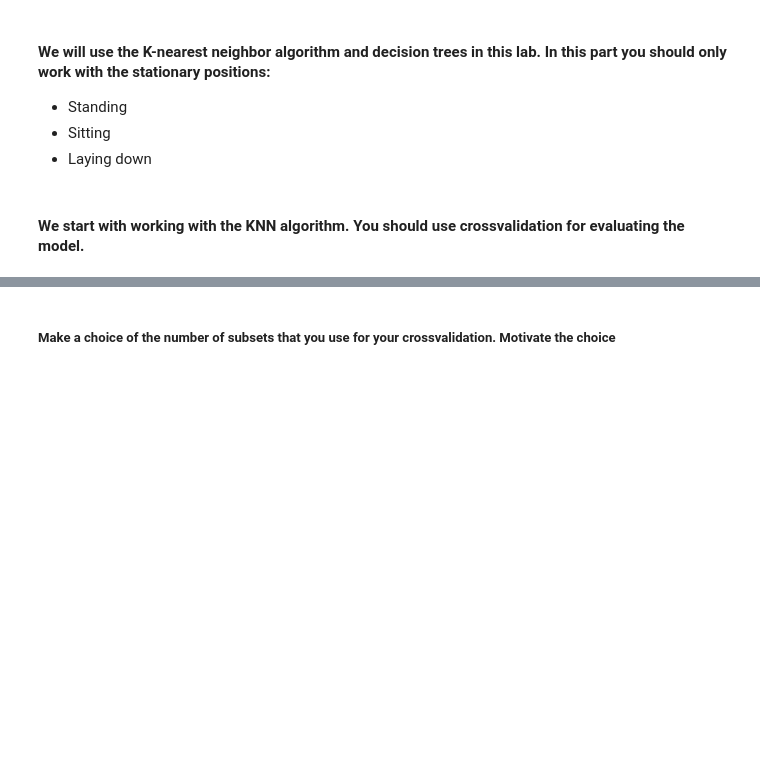
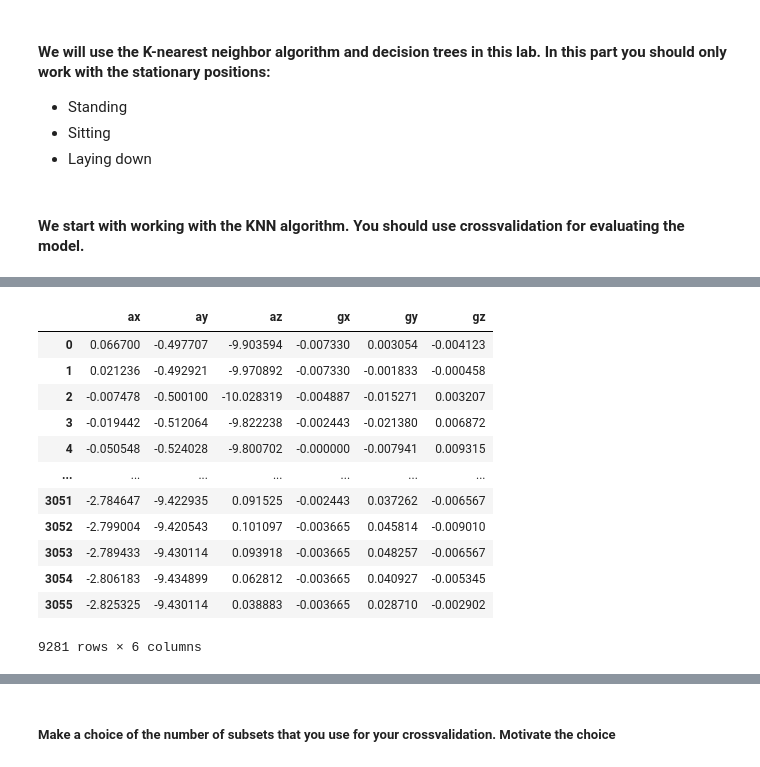
Before and after one commit to sathwikkannam/Machine-Learning-with-Data-Acquisition, a Jupyter notebook: Labs/Lab 2/knn.ipynb, the cells around one changed output, grey strips where cells are left out. Saved outputs shown, nothing was run; the diff lists cells and outputs as text; code cells hidden in the pictures; blank space fills up the shorter version.

```diff
--- a/Labs/Lab 2/knn.ipynb
+++ b/Labs/Lab 2/knn.ipynb
@@ -60,17 +60,17 @@ print(*class_dfs, sep='\n')
 - Sitting
 - Laying down
 # %%
-stationary_positions = ['Standing_up', 'Sitting', 'Laying_down']
+stationary_positions : list[str] = ['Standing_up', 'Sitting', 'Laying_down']
 # %%
 stationary_positions_dfs = []
 
 for _class in Path("../Binaries/Class dataframes").rglob("*.pkl"):
     for stat_pos in stationary_positions:
         if str(_class).__contains__(stat_pos):
-            stationary_positions.append(pd.read_pickle(_class))
+            stationary_positions_dfs.append(pd.read_pickle(_class))
 # %% [markdown]
 #### We start with working with the KNN algorithm. You should use crossvalidation for evaluating the model.
 # %%
 knn = KNeighborsClassifier()
 # %%
-df = pd.concat(stationary_positions_dfs, axis='rows', ignore_index=True)
+df = pd.concat(stationary_positions_dfs, axis='rows')
@@ -81,0 +96,16 @@ df
+# %%
+X
+# %% [output]
+|  | ax | ay | az | gx | gy | gz |
+| 0 | 0.066700 | -0.497707 | -9.903594 | -0.007330 | 0.003054 | -0.004123 |
+| 1 | 0.021236 | -0.492921 | -9.970892 | -0.007330 | -0.001833 | -0.000458 |
+| 2 | -0.007478 | -0.500100 | -10.028319 | -0.004887 | -0.015271 | 0.003207 |
+| 3 | -0.019442 | -0.512064 | -9.822238 | -0.002443 | -0.021380 | 0.006872 |
+| 4 | -0.050548 | -0.524028 | -9.800702 | -0.000000 | -0.007941 | 0.009315 |
+| ... | ... | ... | ... | ... | ... | ... |
+| 3051 | -2.784647 | -9.422935 | 0.091525 | -0.002443 | 0.037262 | -0.006567 |
+| 3052 | -2.799004 | -9.420543 | 0.101097 | -0.003665 | 0.045814 | -0.009010 |
+| 3053 | -2.789433 | -9.430114 | 0.093918 | -0.003665 | 0.048257 | -0.006567 |
+| 3054 | -2.806183 | -9.434899 | 0.062812 | -0.003665 | 0.040927 | -0.005345 |
+| 3055 | -2.825325 | -9.430114 | 0.038883 | -0.003665 | 0.028710 | -0.002902 |
+9281 rows × 6 columns
```
Also changed, not shown: parts of 20 cells of this notebook, 2 other files.
